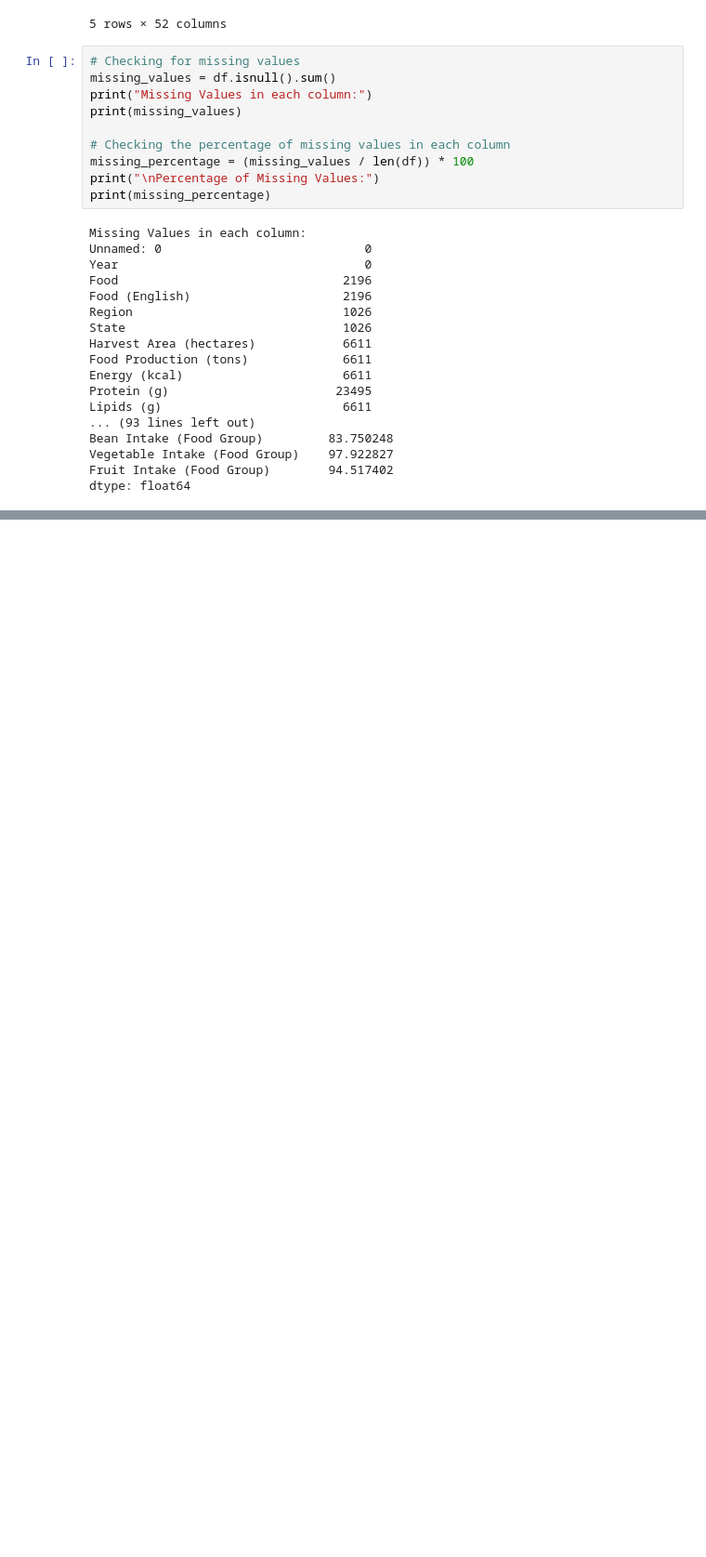
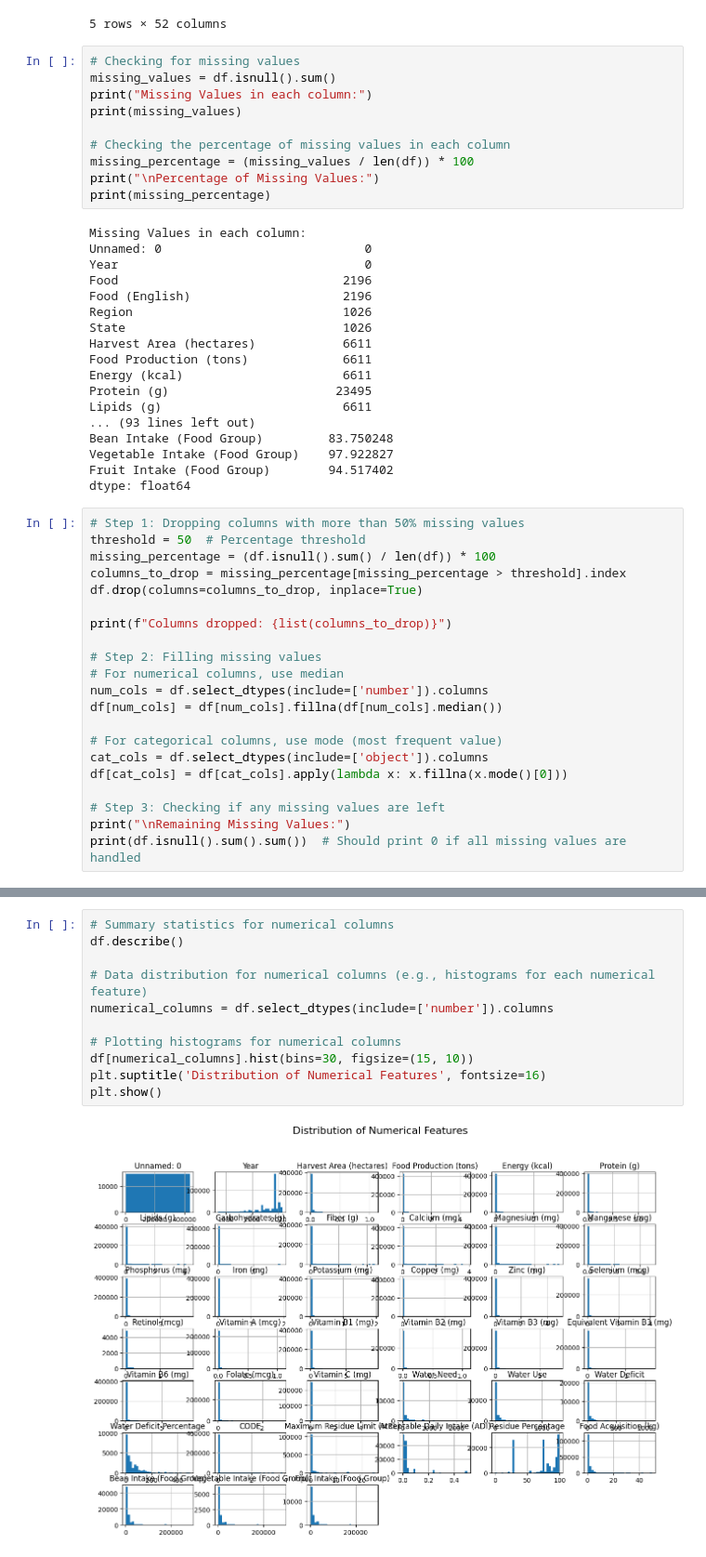
Before and after one commit to XavierRolex/Food-Classification-Model, a Jupyter notebook: food_classification.ipynb, the cells around one changed output, grey strips where cells are left out. Shown at 93% size. Drawn from its saved outputs; the diff is of its cells as text; blank space fills up the shorter version.

```diff
--- a/food_classification.ipynb
+++ b/food_classification.ipynb
@@ -47,3 +49,24 @@ Bean Intake (Food Group)         83.750248
 Vegetable Intake (Food Group)    97.922827
 Fruit Intake (Food Group)        94.517402
 dtype: float64
+# %%
+# Step 1: Dropping columns with more than 50% missing values
+threshold = 50  # Percentage threshold
+missing_percentage = (df.isnull().sum() / len(df)) * 100
+columns_to_drop = missing_percentage[missing_percentage > threshold].index
+df.drop(columns=columns_to_drop, inplace=True)
+
+print(f"Columns dropped: {list(columns_to_drop)}")
+
+# Step 2: Filling missing values
+# For numerical columns, use median
+num_cols = df.select_dtypes(include=['number']).columns
+df[num_cols] = df[num_cols].fillna(df[num_cols].median())
+
+# For categorical columns, use mode (most frequent value)
+cat_cols = df.select_dtypes(include=['object']).columns
+df[cat_cols] = df[cat_cols].apply(lambda x: x.fillna(x.mode()[0]))
+
+# Step 3: Checking if any missing values are left
+print("\nRemaining Missing Values:")
+print(df.isnull().sum().sum())  # Should print 0 if all missing values are handled
@@ -49,0 +219,13 @@ dtype: float64
+# %%
+# Summary statistics for numerical columns
+df.describe()
+
+# Data distribution for numerical columns (e.g., histograms for each numerical feature)
+numerical_columns = df.select_dtypes(include=['number']).columns
+
+# Plotting histograms for numerical columns
+df[numerical_columns].hist(bins=30, figsize=(15, 10))
+plt.suptitle('Distribution of Numerical Features', fontsize=16)
+plt.show()
+# %% [output]
+[figure, added]
```
Also changed, not shown: parts of 14 cells of this notebook.
